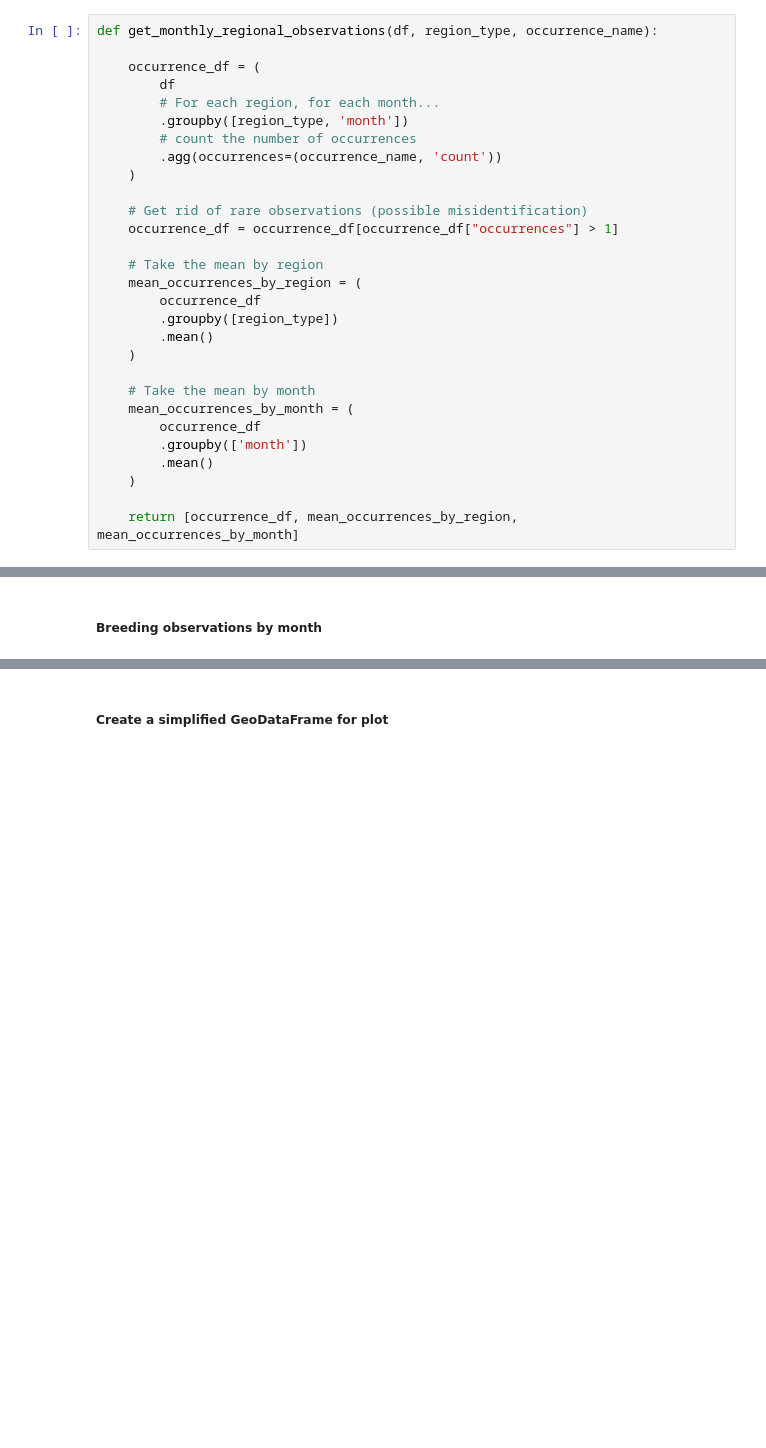
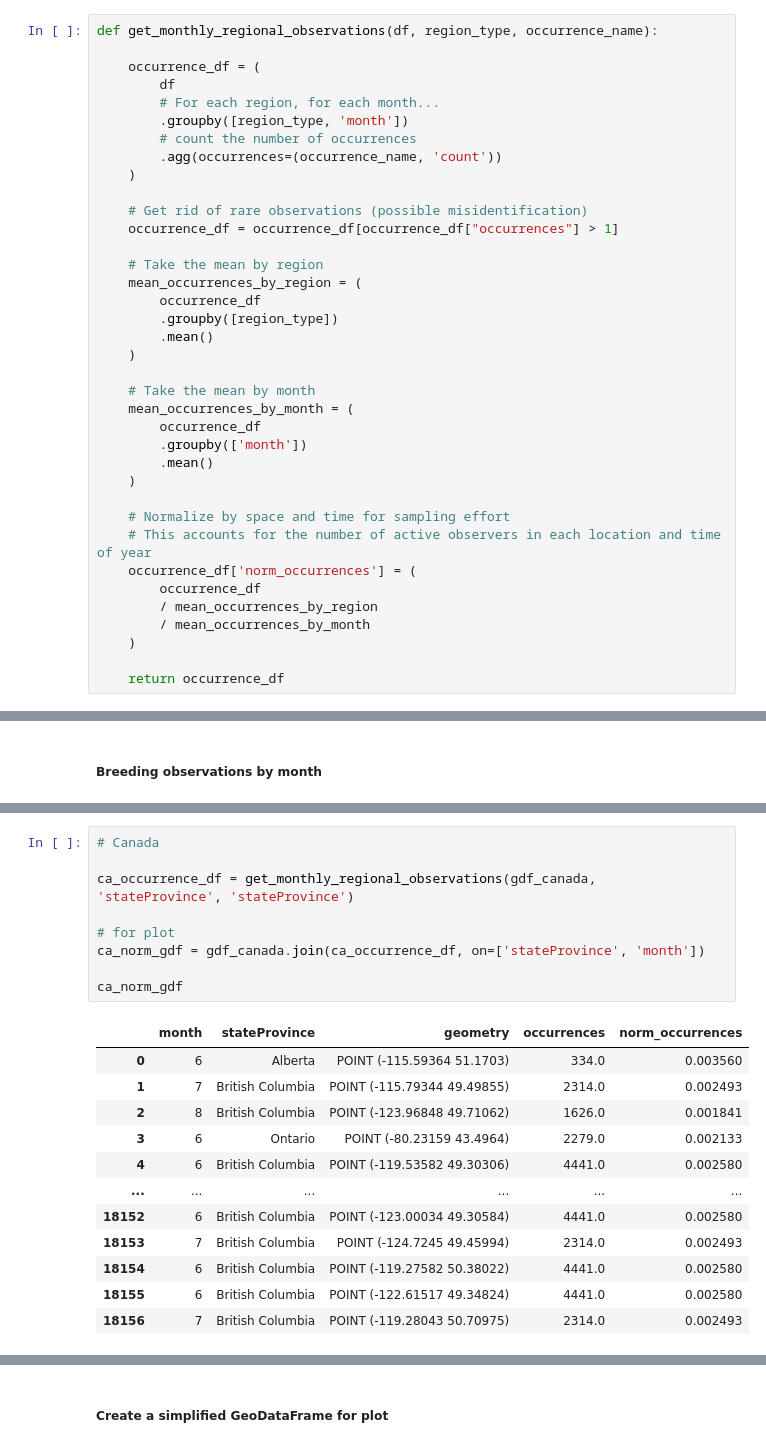
Before and after one commit to earthlab-education/species-distribution-coding-challenge-lauren-alexandra, a Jupyter notebook: portfolio_post/willow-flycatcher-distribution.ipynb, the cells around one changed output, grey strips where cells are left out. Saved outputs shown, nothing was run; the diff lists cells and outputs as text; blank space fills up the shorter version.

```diff
--- a/portfolio_post/willow-flycatcher-distribution.ipynb
+++ b/portfolio_post/willow-flycatcher-distribution.ipynb
@@ -454,5 +458,13 @@ def get_monthly_regional_observations(df, region_type, occurrence_name):
         .mean()
     )
 
-    return [occurrence_df, mean_occurrences_by_region, mean_occurrences_by_month]
+    # Normalize by space and time for sampling effort
+    # This accounts for the number of active observers in each location and time of year
+    occurrence_df['norm_occurrences'] = (
+        occurrence_df
+        / mean_occurrences_by_region
+        / mean_occurrences_by_month
+    )
+
+    return occurrence_df
 # %%
@@ -493,0 +491,22 @@ occurrence_df
+# %%
+# Canada
+
+ca_occurrence_df = get_monthly_regional_observations(gdf_canada, 'stateProvince', 'stateProvince')
+
+# for plot
+ca_norm_gdf = gdf_canada.join(ca_occurrence_df, on=['stateProvince', 'month'])
+
+ca_norm_gdf
+# %% [output]
+|  | month | stateProvince | geometry | occurrences | norm_occurrences |
+| 0 | 6 | Alberta | POINT (-115.59364 51.1703) | 334.0 | 0.003560 |
+| 1 | 7 | British Columbia | POINT (-115.79344 49.49855) | 2314.0 | 0.002493 |
+| 2 | 8 | British Columbia | POINT (-123.96848 49.71062) | 1626.0 | 0.001841 |
+| 3 | 6 | Ontario | POINT (-80.23159 43.4964) | 2279.0 | 0.002133 |
+| 4 | 6 | British Columbia | POINT (-119.53582 49.30306) | 4441.0 | 0.002580 |
+| ... | ... | ... | ... | ... | ... |
+| 18152 | 6 | British Columbia | POINT (-123.00034 49.30584) | 4441.0 | 0.002580 |
+| 18153 | 7 | British Columbia | POINT (-124.7245 49.45994) | 2314.0 | 0.002493 |
+| 18154 | 6 | British Columbia | POINT (-119.27582 50.38022) | 4441.0 | 0.002580 |
+| 18155 | 6 | British Columbia | POINT (-122.61517 49.34824) | 4441.0 | 0.002580 |
+| 18156 | 7 | British Columbia | POINT (-119.28043 50.70975) | 2314.0 | 0.002493 |
```
Also changed, not shown: parts of 15 cells of this notebook.
